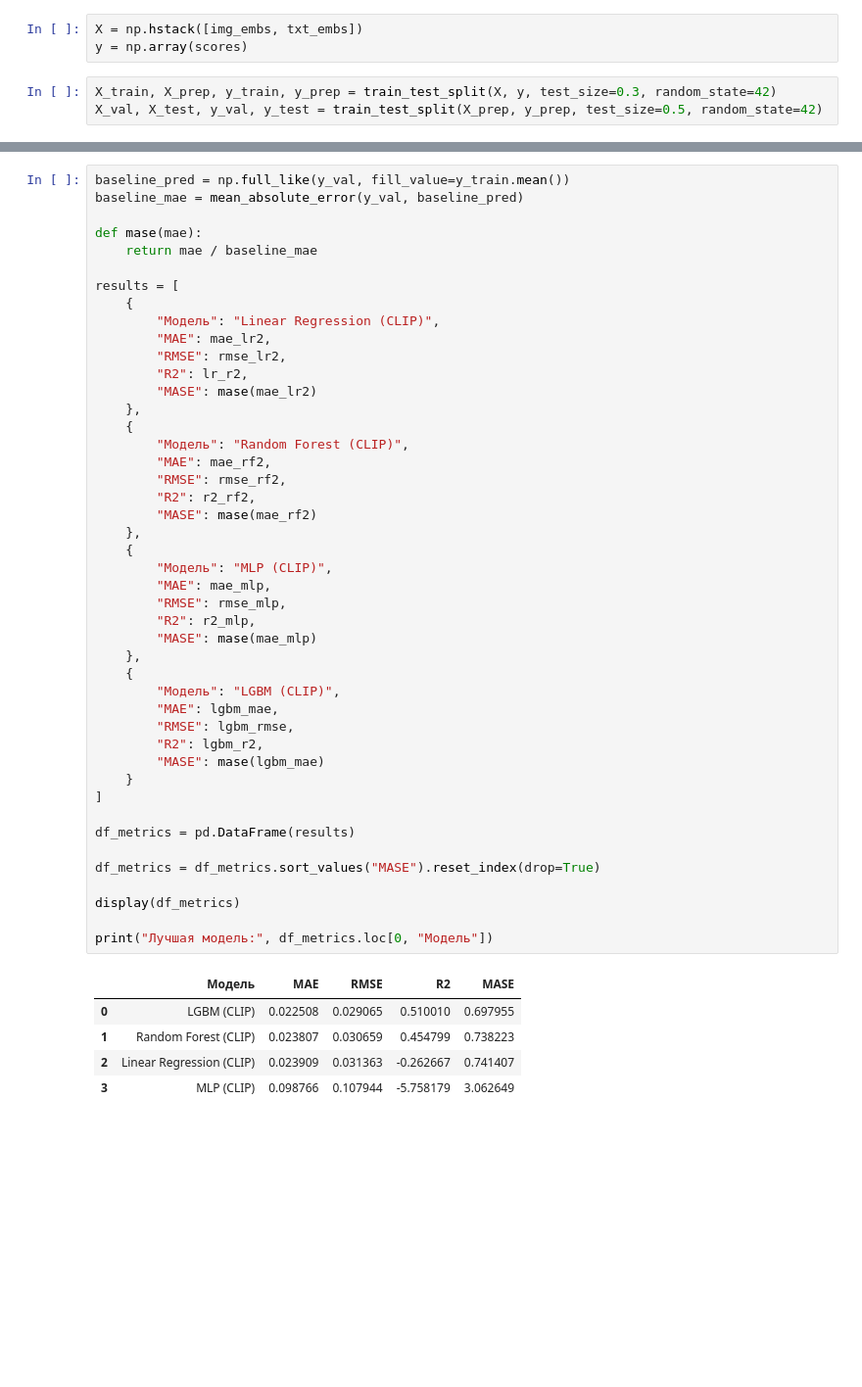
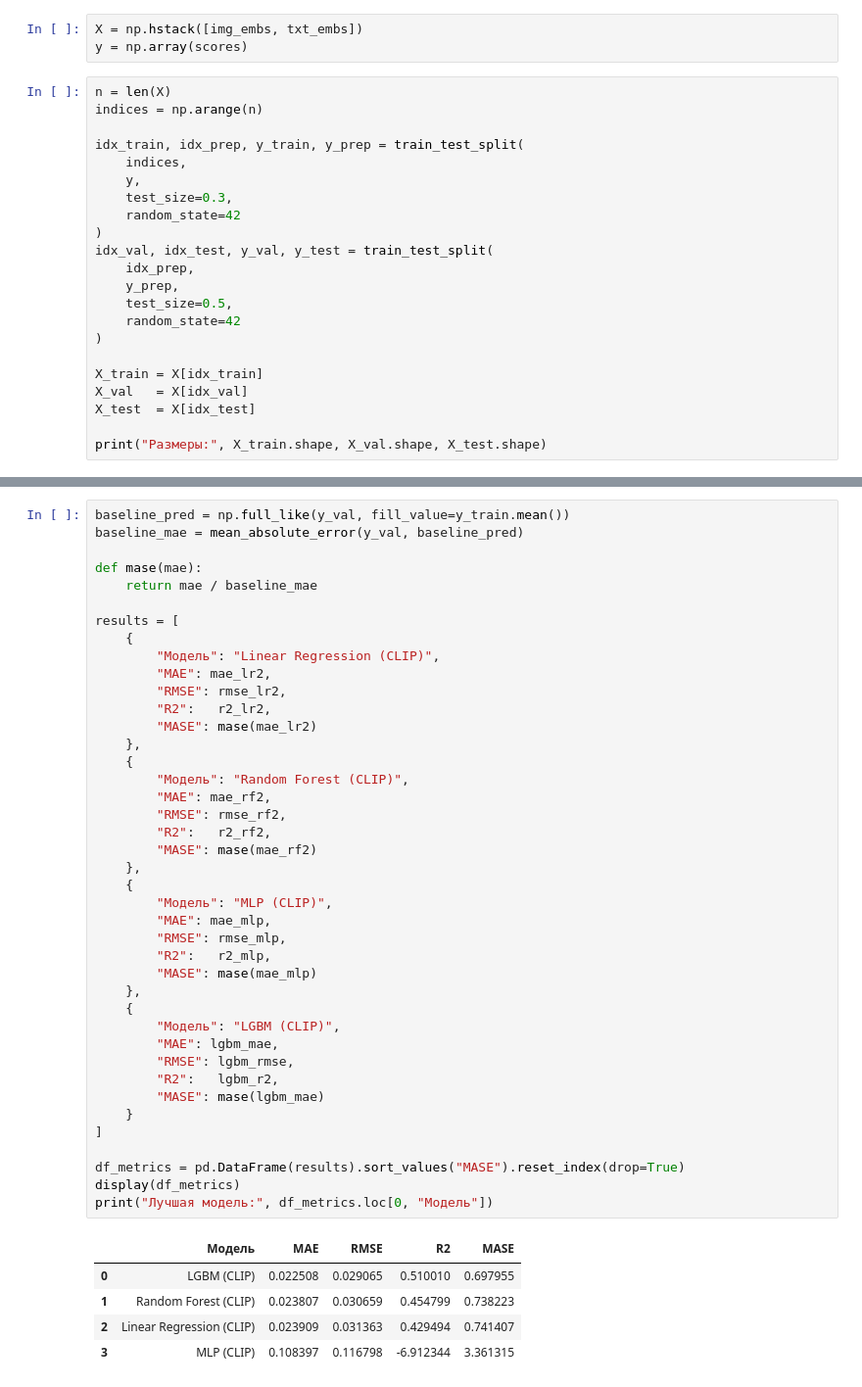
Before and after one commit to GVok/MFDP, a Jupyter notebook: lesson4/baseline.ipynb, the cells around one changed output, grey strips where cells are left out. Shown at 98% size. Saved outputs shown, nothing was run; the diff lists cells and outputs as text; blank space fills up the shorter version.

```diff
--- a/lesson4/baseline.ipynb
+++ b/lesson4/baseline.ipynb
@@ -761,5 +980,24 @@ for item in tqdm(records, desc="Вычисление CLIPScore"):
 X = np.hstack([img_embs, txt_embs])
 y = np.array(scores)
 # %%
-X_train, X_prep, y_train, y_prep = train_test_split(X, y, test_size=0.3, random_state=42)
-X_val, X_test, y_val, y_test = train_test_split(X_prep, y_prep, test_size=0.5, random_state=42)
+n = len(X)
+indices = np.arange(n)
+
+idx_train, idx_prep, y_train, y_prep = train_test_split(
+    indices,
+    y,
+    test_size=0.3,
+    random_state=42
+)
+idx_val, idx_test, y_val, y_test = train_test_split(
+    idx_prep,
+    y_prep,
+    test_size=0.5,
+    random_state=42
+)
+
+X_train = X[idx_train]
+X_val   = X[idx_val]
+X_test  = X[idx_test]
+
+print("Размеры:", X_train.shape, X_val.shape, X_test.shape)
@@ -884,43 +1123,39 @@ results = [
         "Модель": "Linear Regression (CLIP)",
         "MAE": mae_lr2,
         "RMSE": rmse_lr2,
-        "R2": lr_r2,
+        "R2":   r2_lr2,
         "MASE": mase(mae_lr2)
     },
     {
         "Модель": "Random Forest (CLIP)",
         "MAE": mae_rf2,
         "RMSE": rmse_rf2,
-        "R2": r2_rf2,
+        "R2":   r2_rf2,
         "MASE": mase(mae_rf2)
     },
     {
         "Модель": "MLP (CLIP)",
         "MAE": mae_mlp,
         "RMSE": rmse_mlp,
-        "R2": r2_mlp,
+        "R2":   r2_mlp,
         "MASE": mase(mae_mlp)
     },
     {
         "Модель": "LGBM (CLIP)",
         "MAE": lgbm_mae,
         "RMSE": lgbm_rmse,
-        "R2": lgbm_r2,
+        "R2":   lgbm_r2,
         "MASE": mase(lgbm_mae)
     }
 ]
 
-df_metrics = pd.DataFrame(results)
-
-df_metrics = df_metrics.sort_values("MASE").reset_index(drop=True)
-
+df_metrics = pd.DataFrame(results).sort_values("MASE").reset_index(drop=True)
 display(df_metrics)
-
 print("Лучшая модель:", df_metrics.loc[0, "Модель"])
 # %% [output]
 |  | Модель | MAE | RMSE | R2 | MASE |
 | 0 | LGBM (CLIP) | 0.022508 | 0.029065 | 0.510010 | 0.697955 |
 | 1 | Random Forest (CLIP) | 0.023807 | 0.030659 | 0.454799 | 0.738223 |
-| 2 | Linear Regression (CLIP) | 0.023909 | 0.031363 | -0.262667 | 0.741407 |
-| 3 | MLP (CLIP) | 0.098766 | 0.107944 | -5.758179 | 3.062649 |
+| 2 | Linear Regression (CLIP) | 0.023909 | 0.031363 | 0.429494 | 0.741407 |
+| 3 | MLP (CLIP) | 0.108397 | 0.116798 | -6.912344 | 3.361315 |
 Лучшая модель: LGBM (CLIP)
```
Also changed, not shown: parts of 34 cells of this notebook, 2 other files.
